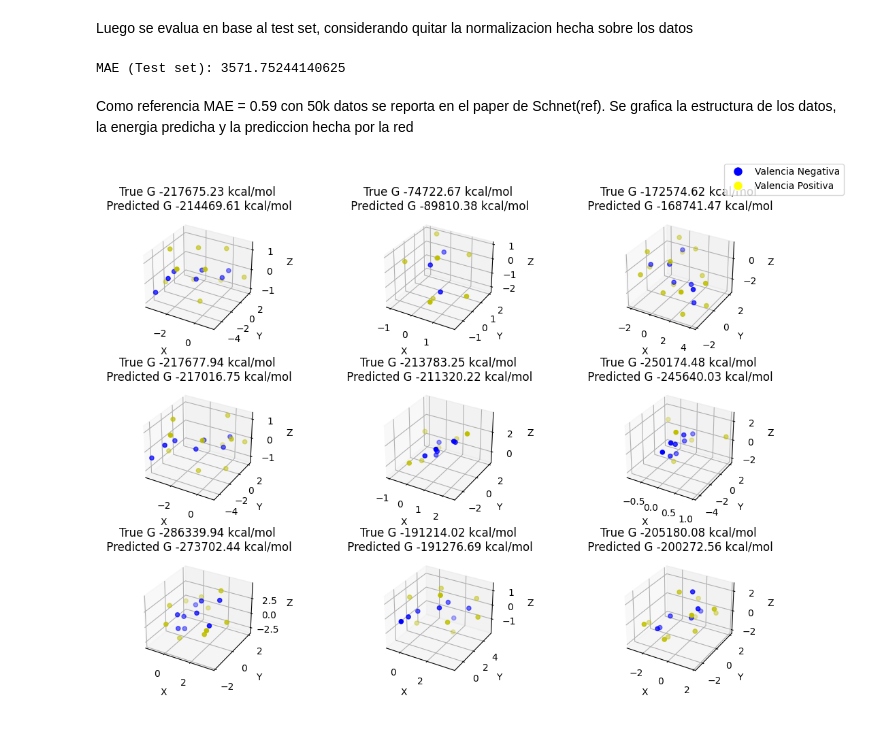
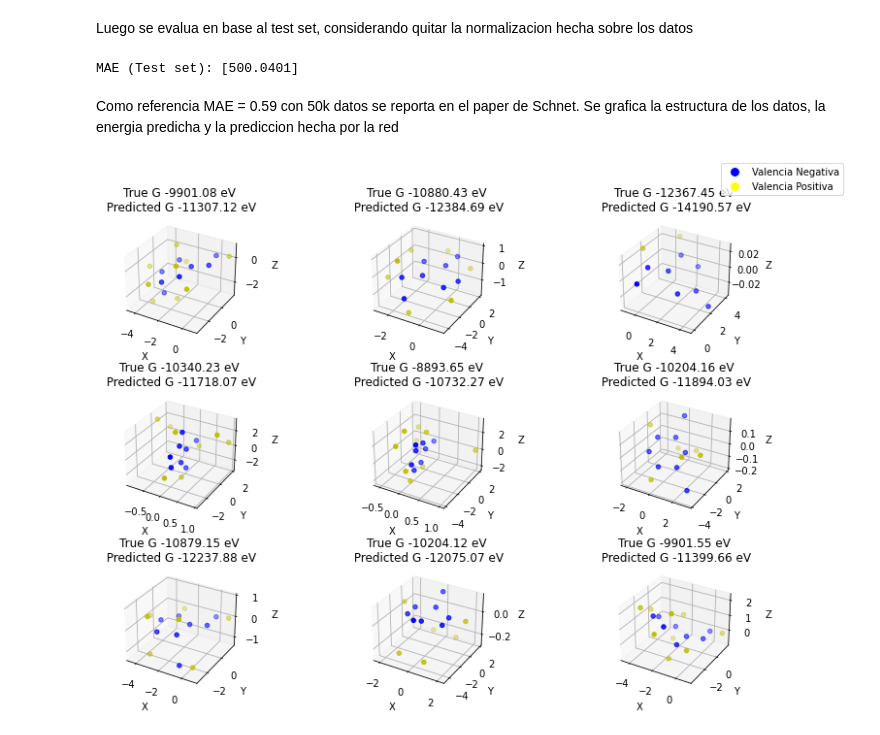
Before and after one commit to pyF4all/ML4molecularSims, a Jupyter notebook: Notebooks/2_SchNet_TensorFlow/2_SchNet_Tensorflow.ipynb, the cells around one changed output. Saved outputs shown, nothing was run; the diff lists cells and outputs as text; code cells hidden in the pictures.

```diff
--- a/Notebooks/2_SchNet_TensorFlow/2_SchNet_Tensorflow.ipynb
+++ b/Notebooks/2_SchNet_TensorFlow/2_SchNet_Tensorflow.ipynb
@@ -213,8 +247,8 @@ for i, (x, y, z) in enumerate(test_data):
         break
     # Graficar los puntos
     axs[i].scatter(x[:, 0], x[:, 1], x[:, 2], c=color_vec(y.numpy()), marker='o')
-    num_title = np.around(z.numpy()[0],1)
-    axs[i].set_title(f'G {round(float(z.numpy()[0]),2)} kcal/mol')
+    num_title = np.around(z.numpy(),1)
+    axs[i].set_title(f'G {round(float(z.numpy()),2)} eV')
     axs[i].set_xlabel('X')
     axs[i].set_ylabel('Y')
     axs[i].set_zlabel('Z')
@@ -292,6 +326,7 @@ def rbf(r):
 def make_graph(x, y, z):
     edge_r, edge_i = get_edges(x, MAX_DEGREE)
     edge_features = rbf(edge_r)
+    z =  tf.reshape(z, (-1,))
     return (y, edge_features, edge_i), z
 
 graph_train_data = train_data.map(make_graph)
@@ -360,5 +394,5 @@ small_schnet.compile(
     optimizer=tf.keras.optimizers.AdamW(1e-4), loss='mse', metrics=['mae']
 )
 # Train your model
-result = small_schnet.fit(graph_train_data, validation_data=graph_val_data, epochs=50)
+result = small_schnet.fit(graph_train_data, validation_data=graph_val_data, epochs=20)
 # %% [output]
@@ -396,40 +432,40 @@ Luego se evalua en base al test set, considerando quitar la normalizacion hecha
 mae = 0
 for i, (x, y) in enumerate(graph_test_data):
     yhat = unnorm_energy(small_schnet(x), stats_G_train)
-    mae += abs(yhat[0] - y.numpy()[0])
+    mae += abs(yhat - y.numpy())
 print(f'MAE (Test set): {mae/(i+1)}')
 # %% [output]
-MAE (Test set): 3571.75244140625
+MAE (Test set): [500.0401]
 # %% [markdown]
-Como referencia MAE = 0.59 con 50k datos se reporta en el paper de Schnet(ref). Se grafica la estructura de los datos, la energia predicha y la prediccion hecha por la red
+Como referencia MAE = 0.59 con 50k datos se reporta en el paper de Schnet. Se grafica la estructura de los datos, la energia predicha y la prediccion hecha por la red
 # %%
 fig, axs = plt.subplots(3, 3, figsize=(12, 8), subplot_kw={'projection': '3d'})
 axs = axs.flatten()
 dict_colors = {1:'y', 2: 'g', 3: 'y', 4: 'y', 5:'y', 6:'b' , 7:'b', 8:'b', 9:'b', 10:'g',
               11:'y', 12:'y', 13:'y', 14:'b', 15:'b', 16:'b', 17:'b', 18:'g', 19:'y', 20:'y'}
 def color(val):
   return dict_colors[int(val)]
 color_vec = np.vectorize(color)
 
 for i, (x, y, z) in enumerate(test_data):
     if i == 9:
         break
     # Graficar los puntos
     axs[i].scatter(x[:, 0], x[:, 1], x[:, 2], c=color_vec(y.numpy()),marker='o')
-    num_title = np.around(z.numpy()[0],1)
+    num_title = np.around(z.numpy(),1)
     (xi), eta = make_graph(x, y, z)
     gnn_energy = unnorm_energy(small_schnet(xi), stats_G_test)
-    axs[i].set_title(f'True G {round(float(z.numpy()[0]),2)} kcal/mol\n Predicted G {round(float(gnn_energy[0]),2)} kcal/mol')
+    axs[i].set_title(f'True G {round(float(z.numpy()),2)} eV\n Predicted G {round(float(gnn_energy),2)} eV')
     axs[i].set_xlabel('X')
     axs[i].set_ylabel('Y')
     axs[i].set_zlabel('Z')
 
 plt.subplots_adjust(left=0.1, right=0.9, top=0.9, bottom=0.05, wspace=0.4, hspace=0.4)
 # Añadir leyenda personalizada
 blue_patch = plt.Line2D([0], [0], marker='o', color='w', label='Valencia Negativa', markerfacecolor='blue', markersize=10)
 yellow_patch = plt.Line2D([0], [0], marker='o', color='w', label='Valencia Positiva', markerfacecolor='yellow', markersize=10)
 fig.legend(handles=[blue_patch, yellow_patch], loc='upper right')
 
 plt.show()
 # %% [output]
-[figure, old version]
+[figure, new version]
```
Also changed, not shown: parts of 30 cells of this notebook, 2 other files.
